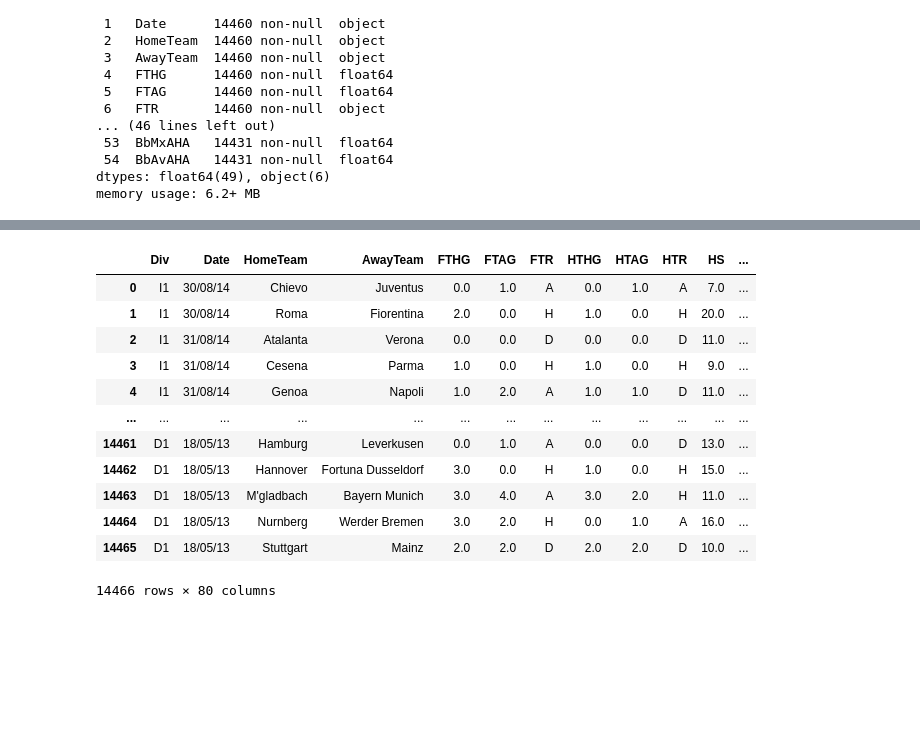
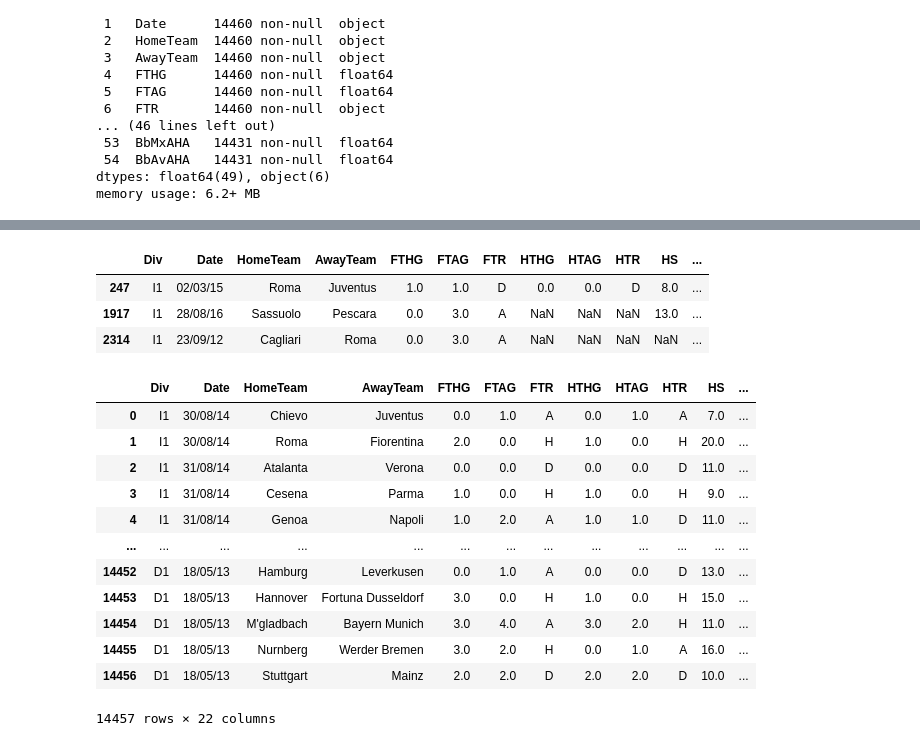
Before and after one commit to taksug229/soccer-metrics, a Jupyter notebook: Capstone1.ipynb, the cells around one changed output, grey strips where cells are left out. Cells and saved outputs as stored; diff of their text form; code cells hidden in the pictures; blank space fills up the shorter version.

```diff
--- a/Capstone1.ipynb
+++ b/Capstone1.ipynb
@@ -7,5 +7,5 @@ import numpy as np
 import matplotlib.pyplot as plt
 %matplotlib inline
 pd.options.display.max_rows = 85
-pd.options.display.max_columns = 85
+pd.options.display.max_columns = 200
 # %%
@@ -164,0 +175,2 @@ df.sort_values(by='Div').tail(20)
+# %%
+df = df[df['Div'].notna()]
@@ -164,0 +217,4 @@ df.sort_values(by='Div').tail(20)
+# %%
+# Separating dataset from Stats
+dfs = df.iloc[:, 0:22].reset_index(drop=True)
+dfs
@@ -165,16 +255,25 @@ df.sort_values(by='Div').tail(20)
+# %%
+# Games that were dropped.
+dfs[dfs.isna().any(axis=1)]
+# %% [output]
+|  | Div | Date | HomeTeam | AwayTeam | FTHG | FTAG | FTR | HTHG | HTAG | HTR | HS | ... |
+| 247 | I1 | 02/03/15 | Roma | Juventus | 1.0 | 1.0 | D | 0.0 | 0.0 | D | 8.0 | ... |
+| 1917 | I1 | 28/08/16 | Sassuolo | Pescara | 0.0 | 3.0 | A | NaN | NaN | NaN | 13.0 | ... |
+| 2314 | I1 | 23/09/12 | Cagliari | Roma | 0.0 | 3.0 | A | NaN | NaN | NaN | NaN | ... |
 # %%
-df.reset_index(drop=True)
+dfs = dfs.dropna().reset_index(drop=True)
+dfs
 # %% [output]
 |  | Div | Date | HomeTeam | AwayTeam | FTHG | FTAG | FTR | HTHG | HTAG | HTR | HS | ... |
 | 0 | I1 | 30/08/14 | Chievo | Juventus | 0.0 | 1.0 | A | 0.0 | 1.0 | A | 7.0 | ... |
 | 1 | I1 | 30/08/14 | Roma | Fiorentina | 2.0 | 0.0 | H | 1.0 | 0.0 | H | 20.0 | ... |
 | 2 | I1 | 31/08/14 | Atalanta | Verona | 0.0 | 0.0 | D | 0.0 | 0.0 | D | 11.0 | ... |
 | 3 | I1 | 31/08/14 | Cesena | Parma | 1.0 | 0.0 | H | 1.0 | 0.0 | H | 9.0 | ... |
 | 4 | I1 | 31/08/14 | Genoa | Napoli | 1.0 | 2.0 | A | 1.0 | 1.0 | D | 11.0 | ... |
 | ... | ... | ... | ... | ... | ... | ... | ... | ... | ... | ... | ... | ... |
-| 14461 | D1 | 18/05/13 | Hamburg | Leverkusen | 0.0 | 1.0 | A | 0.0 | 0.0 | D | 13.0 | ... |
-| 14462 | D1 | 18/05/13 | Hannover | Fortuna Dusseldorf | 3.0 | 0.0 | H | 1.0 | 0.0 | H | 15.0 | ... |
-| 14463 | D1 | 18/05/13 | M'gladbach | Bayern Munich | 3.0 | 4.0 | A | 3.0 | 2.0 | H | 11.0 | ... |
-| 14464 | D1 | 18/05/13 | Nurnberg | Werder Bremen | 3.0 | 2.0 | H | 0.0 | 1.0 | A | 16.0 | ... |
-| 14465 | D1 | 18/05/13 | Stuttgart | Mainz | 2.0 | 2.0 | D | 2.0 | 2.0 | D | 10.0 | ... |
+| 14452 | D1 | 18/05/13 | Hamburg | Leverkusen | 0.0 | 1.0 | A | 0.0 | 0.0 | D | 13.0 | ... |
+| 14453 | D1 | 18/05/13 | Hannover | Fortuna Dusseldorf | 3.0 | 0.0 | H | 1.0 | 0.0 | H | 15.0 | ... |
+| 14454 | D1 | 18/05/13 | M'gladbach | Bayern Munich | 3.0 | 4.0 | A | 3.0 | 2.0 | H | 11.0 | ... |
+| 14455 | D1 | 18/05/13 | Nurnberg | Werder Bremen | 3.0 | 2.0 | H | 0.0 | 1.0 | A | 16.0 | ... |
+| 14456 | D1 | 18/05/13 | Stuttgart | Mainz | 2.0 | 2.0 | D | 2.0 | 2.0 | D | 10.0 | ... |
-14466 rows × 80 columns
+14457 rows × 22 columns
```
Also changed, not shown: parts of 30 cells of this notebook, 1 other file.
